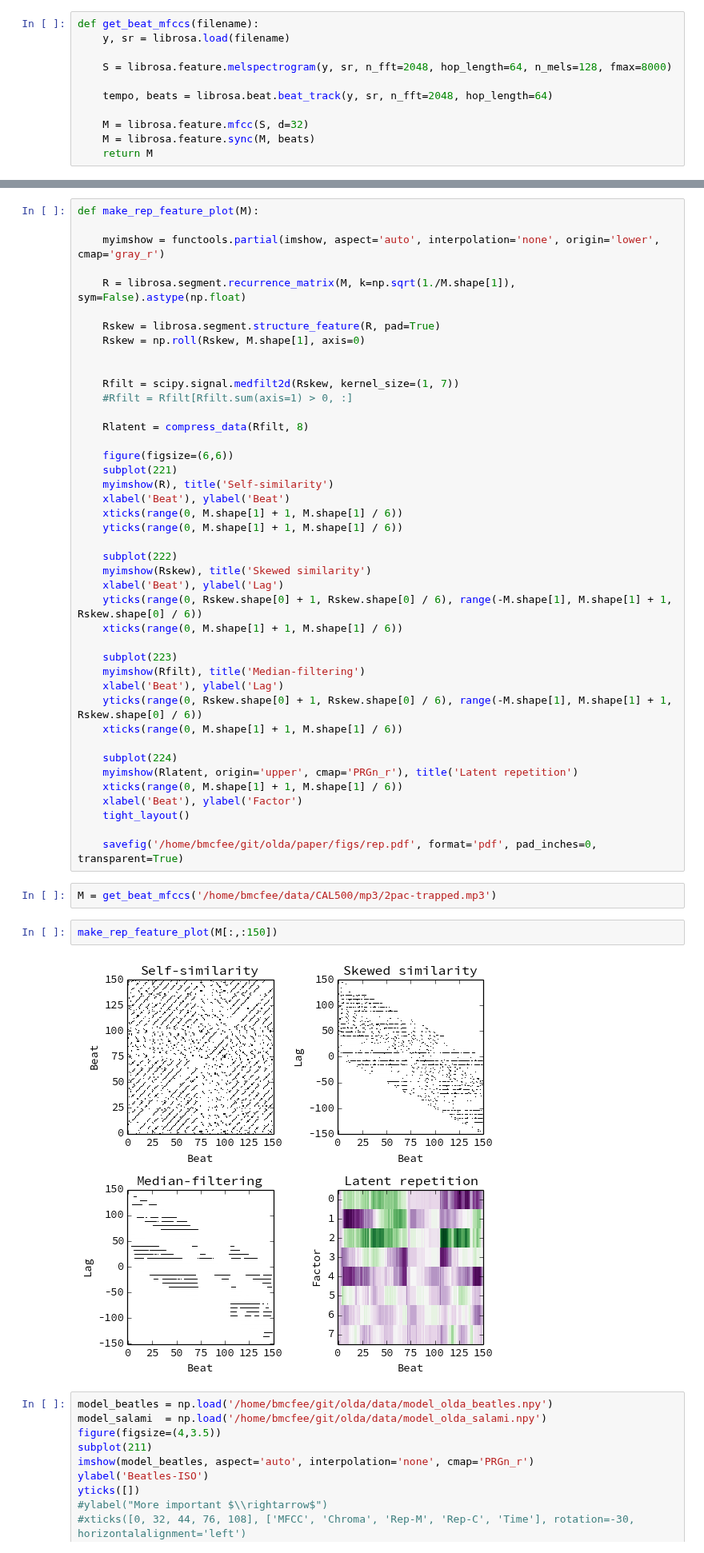
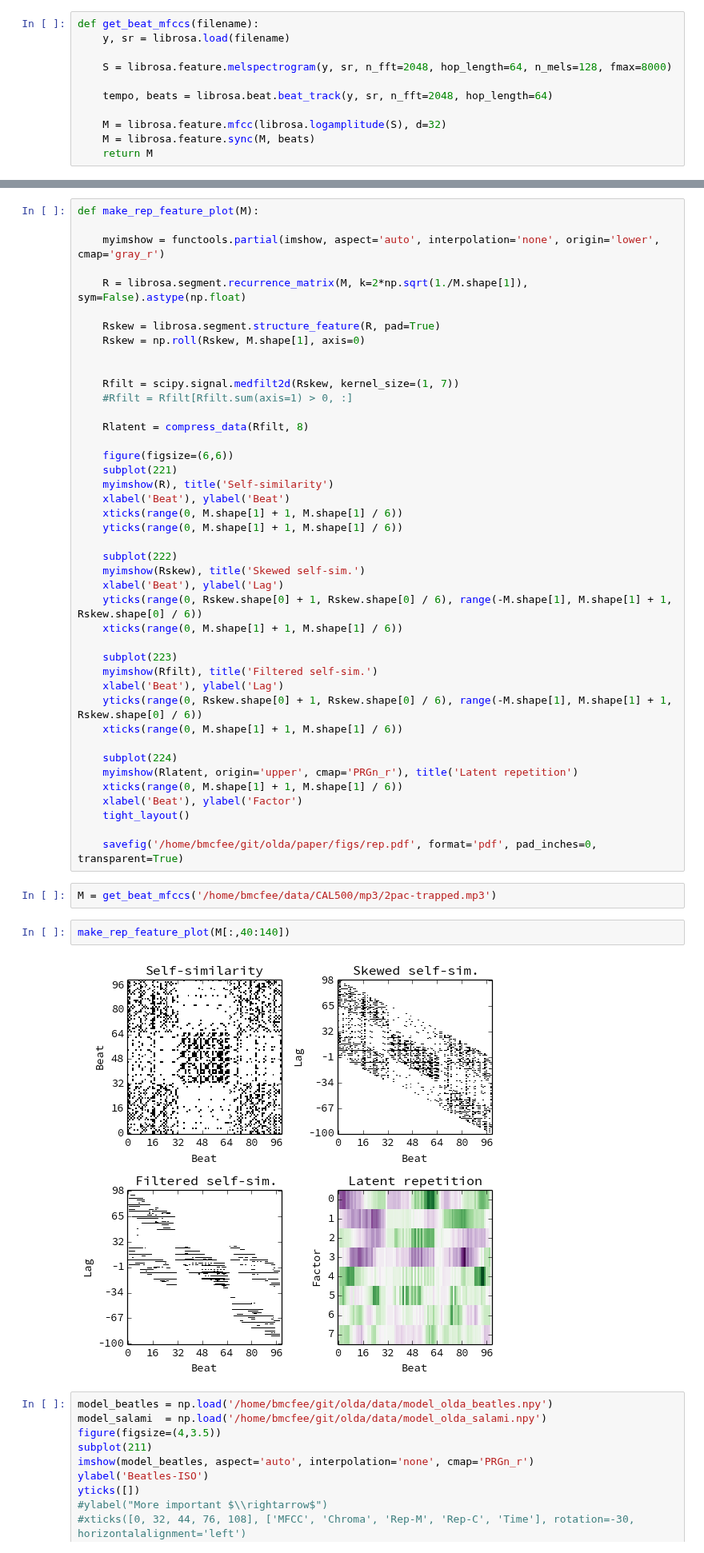
Before and after one commit to bmcfee/olda, a Jupyter notebook: code/ICASSP 2013 - Segmentation.ipynb, the cells around one changed output, grey strips where cells are left out. Shown at 80% size. Drawn from its saved outputs; the diff is of its cells as text.

Commit message:
revisions, updating figures

```diff
--- a/code/ICASSP 2013 - Segmentation.ipynb
+++ b/code/ICASSP 2013 - Segmentation.ipynb
@@ -308,7 +330,7 @@ def get_beat_mfccs(filename):
 
     tempo, beats = librosa.beat.beat_track(y, sr, n_fft=2048, hop_length=64)
 
-    M = librosa.feature.mfcc(S, d=32)
+    M = librosa.feature.mfcc(librosa.logamplitude(S), d=32)
     M = librosa.feature.sync(M, beats)
     return M
 # %%
@@ -341,7 +363,7 @@ def make_rep_feature_plot(M):
 
     myimshow = functools.partial(imshow, aspect='auto', interpolation='none', origin='lower', cmap='gray_r')
 
-    R = librosa.segment.recurrence_matrix(M, k=np.sqrt(1./M.shape[1]), sym=False).astype(np.float)
+    R = librosa.segment.recurrence_matrix(M, k=2*np.sqrt(1./M.shape[1]), sym=False).astype(np.float)
 
     Rskew = librosa.segment.structure_feature(R, pad=True)
     Rskew = np.roll(Rskew, M.shape[1], axis=0)
@@ -360,13 +382,13 @@ def make_rep_feature_plot(M):
     yticks(range(0, M.shape[1] + 1, M.shape[1] / 6))
 
     subplot(222)
-    myimshow(Rskew), title('Skewed similarity')
+    myimshow(Rskew), title('Skewed self-sim.')
     xlabel('Beat'), ylabel('Lag')
     yticks(range(0, Rskew.shape[0] + 1, Rskew.shape[0] / 6), range(-M.shape[1], M.shape[1] + 1, Rskew.shape[0] / 6))
     xticks(range(0, M.shape[1] + 1, M.shape[1] / 6))
 
     subplot(223)
-    myimshow(Rfilt), title('Median-filtering')
+    myimshow(Rfilt), title('Filtered self-sim.')
     xlabel('Beat'), ylabel('Lag')
     yticks(range(0, Rskew.shape[0] + 1, Rskew.shape[0] / 6), range(-M.shape[1], M.shape[1] + 1, Rskew.shape[0] / 6))
     xticks(range(0, M.shape[1] + 1, M.shape[1] / 6))
@@ -381,9 +403,9 @@ def make_rep_feature_plot(M):
 # %%
 M = get_beat_mfccs('/home/bmcfee/data/CAL500/mp3/2pac-trapped.mp3')
 # %%
-make_rep_feature_plot(M[:,:150])
+make_rep_feature_plot(M[:,40:140])
 # %% [output]
-[figure, old version]
+[figure, new version]
 # %%
 model_beatles = np.load('/home/bmcfee/git/olda/data/model_olda_beatles.npy')
 model_salami  = np.load('/home/bmcfee/git/olda/data/model_olda_salami.npy')
```
Also changed, not shown: parts of 2 cells of this notebook, 5 other files.
